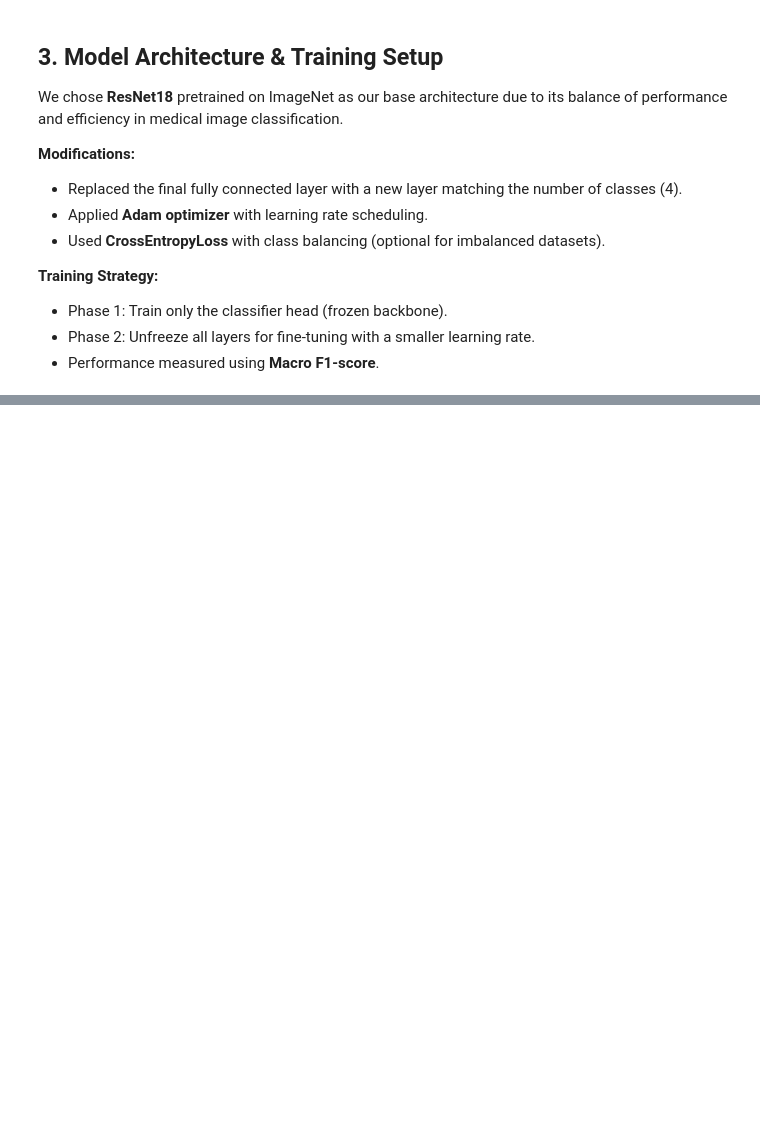
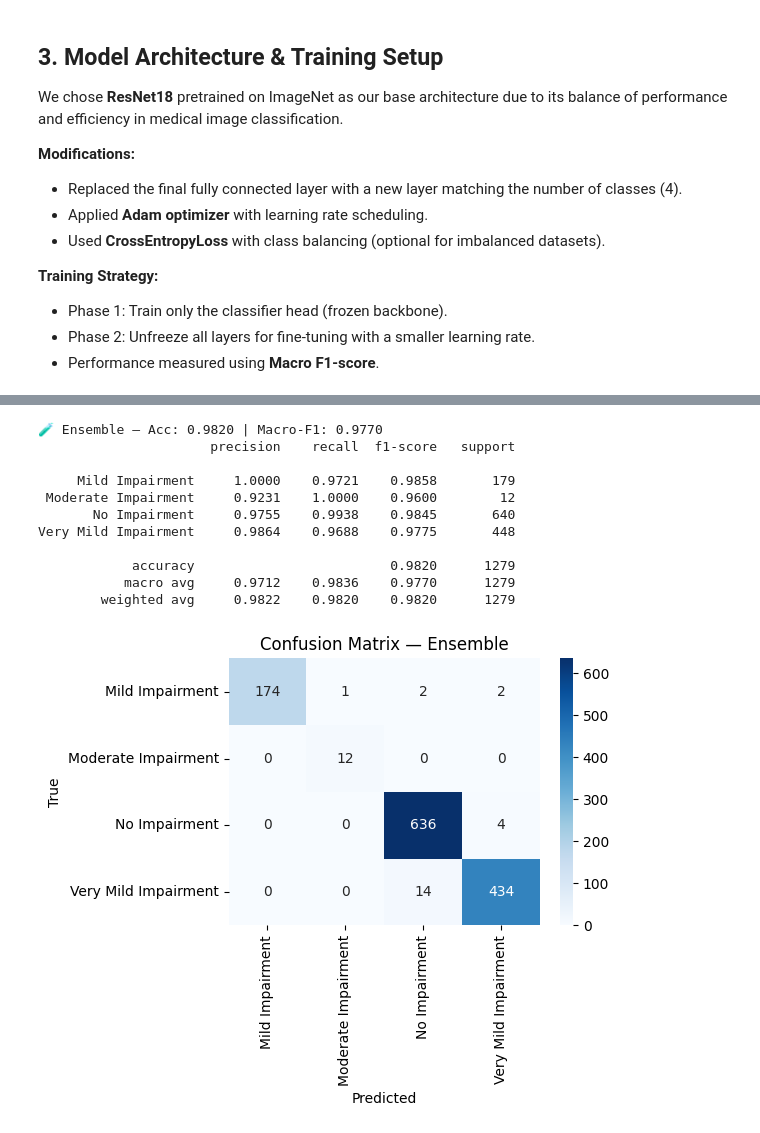
Before and after one commit to shabnomm/Alzheimer-s-MRI-Classification-ADNI-OASIS, a Jupyter notebook: Alzheimer's_MRI_Classification.ipynb, the cells around one changed output, grey strips where cells are left out. Drawn from its saved outputs; the diff is of its cells as text; code cells hidden in the pictures; blank space fills up the shorter version.

```diff
--- a/Alzheimer's_MRI_Classification.ipynb
+++ b/Alzheimer's_MRI_Classification.ipynb
@@ -816,0 +928,45 @@ files.download("/content/alzheimer_results_bundle.zip")
+# %%
+import torch, numpy as np
+from sklearn.metrics import classification_report, confusion_matrix, accuracy_score, f1_score
+import seaborn as sns, matplotlib.pyplot as plt
+
+# builders must exist; adjust weight filenames if different
+rn = build_resnet18().to(device); rn.load_state_dict(torch.load("best_resnet18.pth", map_location=device)); rn.eval()
+vt = build_vit().to(device);     vt.load_state_dict(torch.load("best_vit.pth", map_location=device));         vt.eval()
+dv = build_dino_vit_small().to(device); dv.load_state_dict(torch.load("best_dino_vit.pth", map_location=device)); dv.eval()
+
+w_rn, w_vt, w_dv = 0.60, 0.25, 0.15  # tweak if needed
+
+@torch.no_grad()
+def eval_ensemble(models, weights, dl):
+    y_true, y_pred = [], []
+    for xb, yb in dl:
+        xb = xb.to(device)
+        logits = sum(w*m(xb) for m, w in zip(models, weights))
+        y_true += yb.tolist()
+        y_pred += logits.argmax(1).cpu().tolist()
+    acc = accuracy_score(y_true, y_pred)
+    f1  = f1_score(y_true, y_pred, average="macro")
+    print(f"🧪 Ensemble — Acc: {acc:.4f} | Macro‑F1: {f1:.4f}")
+    print(classification_report(y_true, y_pred, target_names=label_names, digits=4))
+    cm = confusion_matrix(y_true, y_pred, labels=list(range(len(label_names))))
+    plt.figure(figsize=(6,5))
+    sns.heatmap(cm, annot=True, fmt="d", cmap="Blues",
+                xticklabels=label_names, yticklabels=label_names)
+    plt.title("Confusion Matrix — Ensemble")
+    plt.xlabel("Predicted"); plt.ylabel("True"); plt.tight_layout(); plt.show()
+
+eval_ensemble([rn, vt, dv], [w_rn, w_vt, w_dv], test_dl)
+# %% [output]
+🧪 Ensemble — Acc: 0.9820 | Macro‑F1: 0.9770
+                      precision    recall  f1-score   support
+
+     Mild Impairment     1.0000    0.9721    0.9858       179
+ Moderate Impairment     0.9231    1.0000    0.9600        12
+       No Impairment     0.9755    0.9938    0.9845       640
+Very Mild Impairment     0.9864    0.9688    0.9775       448
+
+            accuracy                         0.9820      1279
+           macro avg     0.9712    0.9836    0.9770      1279
+        weighted avg     0.9822    0.9820    0.9820      1279
+[figure, added]
```
Also changed, not shown: parts of 52 cells of this notebook.
